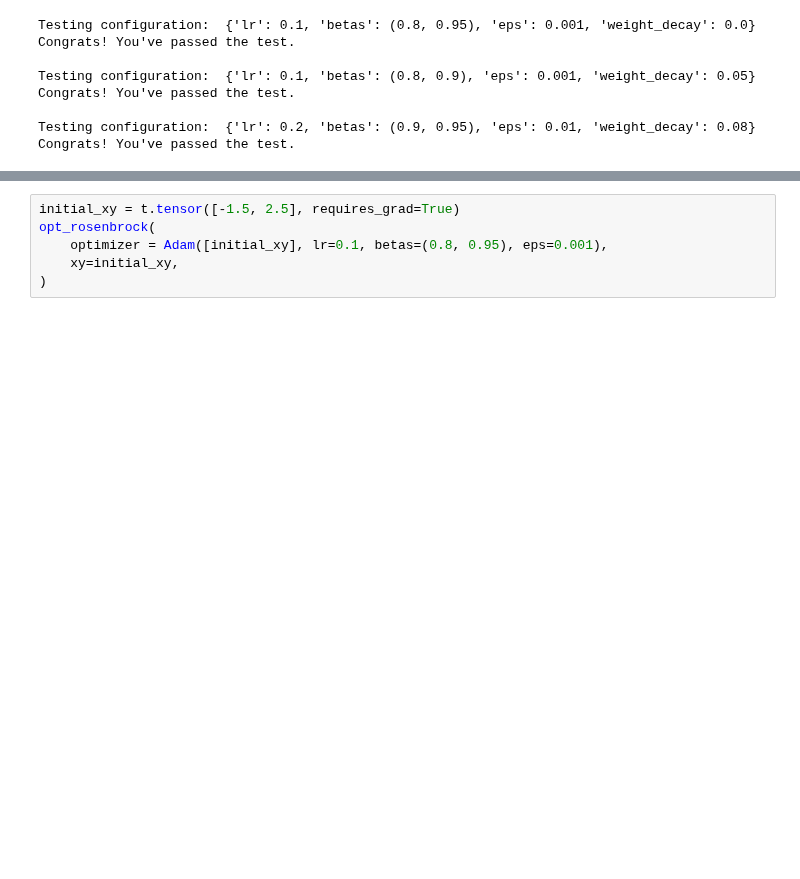
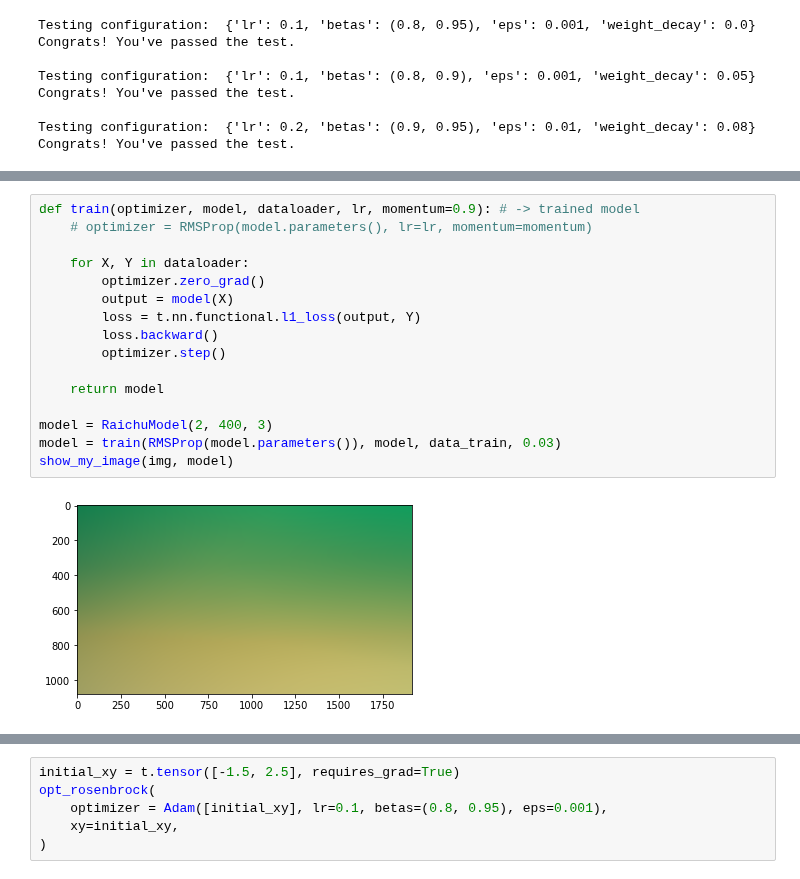
Before and after one commit to redwoodresearch/mlab, a Jupyter notebook: days/w1d4/w1d4_template.ipynb, the cells around one changed output, grey strips where cells are left out. Cells and saved outputs as stored; diff of their text form; blank space fills up the shorter version.

```diff
--- a/days/w1d4/w1d4_template.ipynb
+++ b/days/w1d4/w1d4_template.ipynb
@@ -255,0 +294,18 @@ opt_rosenbrock(
+# %%
+def train(optimizer, model, dataloader, lr, momentum=0.9): # -> trained model
+    # optimizer = RMSProp(model.parameters(), lr=lr, momentum=momentum)
+
+    for X, Y in dataloader:
+        optimizer.zero_grad()
+        output = model(X)
+        loss = t.nn.functional.l1_loss(output, Y)
+        loss.backward()
+        optimizer.step()
+
+    return model
+
+model = RaichuModel(2, 400, 3)
+model = train(RMSProp(model.parameters()), model, data_train, 0.03)
+show_my_image(img, model)
+# %% [output]
+[figure, added]
```
Also changed, not shown: parts of 9 cells of this notebook.
